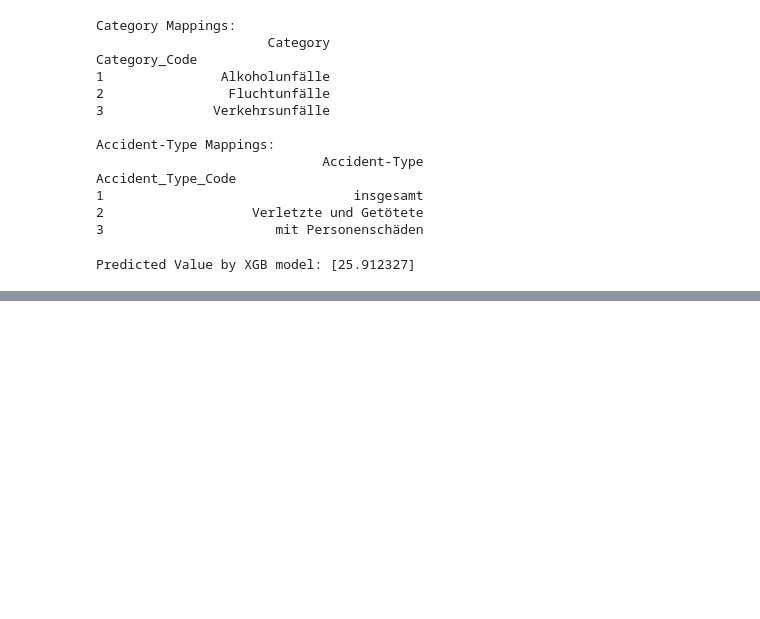
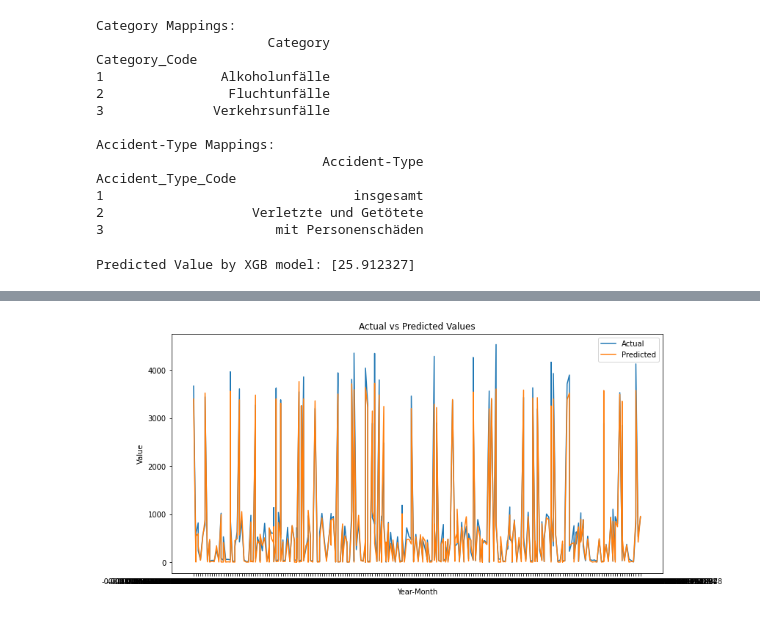
Before and after one commit to ashwinsathish/DPS_task, a Jupyter notebook: Acc_Prediction.ipynb, the cells around one changed output, grey strips where cells are left out. Drawn from its saved outputs; the diff is of its cells as text; code cells hidden in the pictures; blank space fills up the shorter version.

```diff
--- a/Acc_Prediction.ipynb
+++ b/Acc_Prediction.ipynb
@@ -485,0 +465,3 @@ Predicted value: 22.348873
+# %%
+y_pred = model.predict(X_test)
+X_test_df = pd.DataFrame(X_test, columns=['Category_Code', 'Accident_Type_Code', 'Year', 'Month'])
@@ -485,0 +470,19 @@ Predicted value: 22.348873
+# %%
+# Combine month and year columns to create date column
+X_test_df['Date'] = X_test_df['Year'].astype(str) + '-' + X_test_df['Month'].astype(str)
+# %%
+# Set date column as index and sort by index
+X_test_df = X_test_df.set_index('Date')
+X_test_df = X_test_df.sort_index()
+# %%
+# Create a line plot of actual and predicted values
+plt.figure(figsize=(12, 6))
+plt.plot(X_test_df.index, y_test, label='Actual')
+plt.plot(X_test_df.index, y_pred, label='Predicted')
+plt.xlabel('Year-Month')
+plt.ylabel('Value')
+plt.title('Actual vs Predicted Values')
+plt.legend()
+plt.show()
+# %% [output]
+[figure, added]
```
Also changed, not shown: parts of 14 cells of this notebook.
